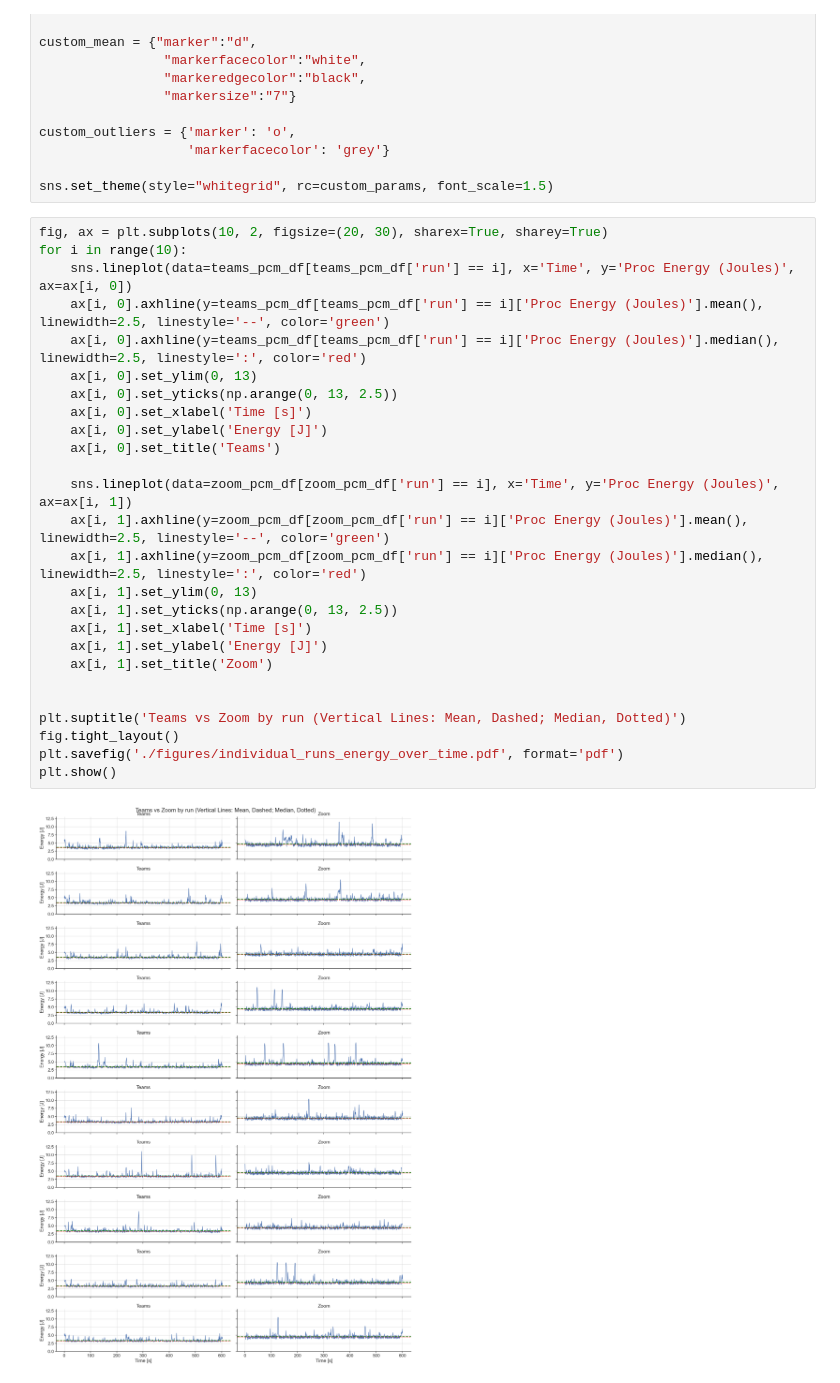
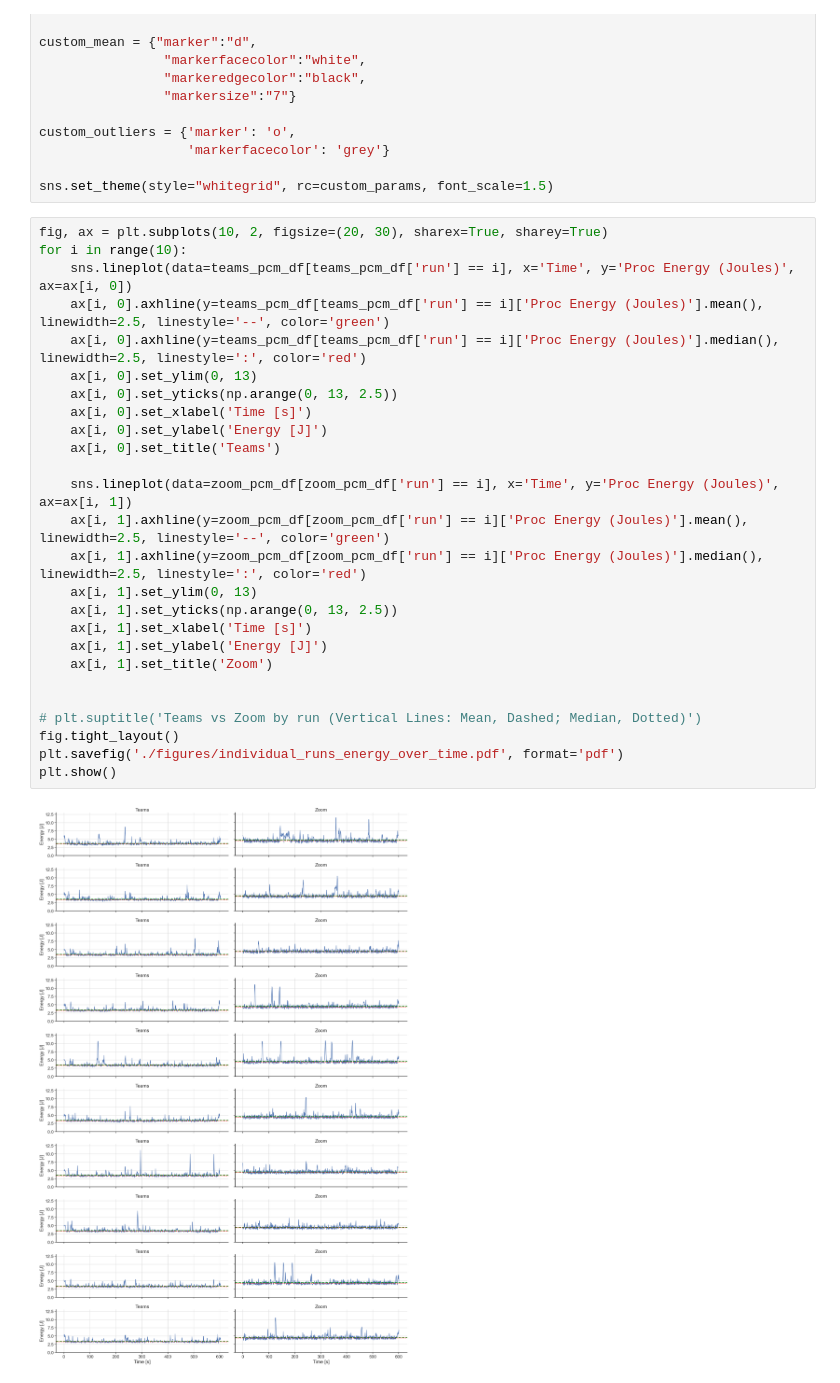
Before and after one commit to Raiduy/zoom-vs-teams, a Jupyter notebook: analysis.ipynb, the cells around one changed output. Cells and saved outputs as stored; diff of their text form.

```diff
--- a/analysis.ipynb
+++ b/analysis.ipynb
@@ -85,31 +85,31 @@ sns.set_theme(style="whitegrid", rc=custom_params, font_scale=1.5)
 # %%
 fig, ax = plt.subplots(10, 2, figsize=(20, 30), sharex=True, sharey=True)
 for i in range(10):
     sns.lineplot(data=teams_pcm_df[teams_pcm_df['run'] == i], x='Time', y='Proc Energy (Joules)', ax=ax[i, 0])
     ax[i, 0].axhline(y=teams_pcm_df[teams_pcm_df['run'] == i]['Proc Energy (Joules)'].mean(), linewidth=2.5, linestyle='--', color='green')
     ax[i, 0].axhline(y=teams_pcm_df[teams_pcm_df['run'] == i]['Proc Energy (Joules)'].median(), linewidth=2.5, linestyle=':', color='red')
     ax[i, 0].set_ylim(0, 13)
     ax[i, 0].set_yticks(np.arange(0, 13, 2.5))
     ax[i, 0].set_xlabel('Time [s]')
     ax[i, 0].set_ylabel('Energy [J]')
     ax[i, 0].set_title('Teams')
 
     sns.lineplot(data=zoom_pcm_df[zoom_pcm_df['run'] == i], x='Time', y='Proc Energy (Joules)', ax=ax[i, 1])
     ax[i, 1].axhline(y=zoom_pcm_df[zoom_pcm_df['run'] == i]['Proc Energy (Joules)'].mean(), linewidth=2.5, linestyle='--', color='green')
     ax[i, 1].axhline(y=zoom_pcm_df[zoom_pcm_df['run'] == i]['Proc Energy (Joules)'].median(), linewidth=2.5, linestyle=':', color='red')
     ax[i, 1].set_ylim(0, 13)
     ax[i, 1].set_yticks(np.arange(0, 13, 2.5))
     ax[i, 1].set_xlabel('Time [s]')
     ax[i, 1].set_ylabel('Energy [J]')
     ax[i, 1].set_title('Zoom')
 
 
-plt.suptitle('Teams vs Zoom by run (Vertical Lines: Mean, Dashed; Median, Dotted)')
+# plt.suptitle('Teams vs Zoom by run (Vertical Lines: Mean, Dashed; Median, Dotted)')
 fig.tight_layout()
 plt.savefig('./figures/individual_runs_energy_over_time.pdf', format='pdf')
 plt.show()
 # %% [output]
-[figure, old version]
+[figure, new version]
 # %%
 zoom_pcm_df['run'] = zoom_pcm_df['run'].astype('category')
 teams_pcm_df['run'] = teams_pcm_df['run'].astype('category')
```
Also changed, not shown: parts of 1 cell of this notebook, 6 other files.
